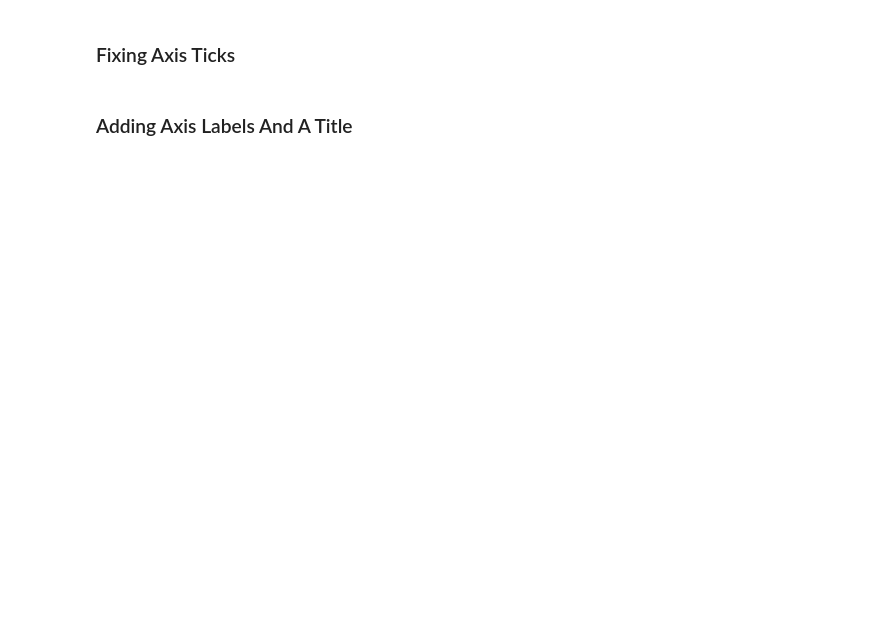
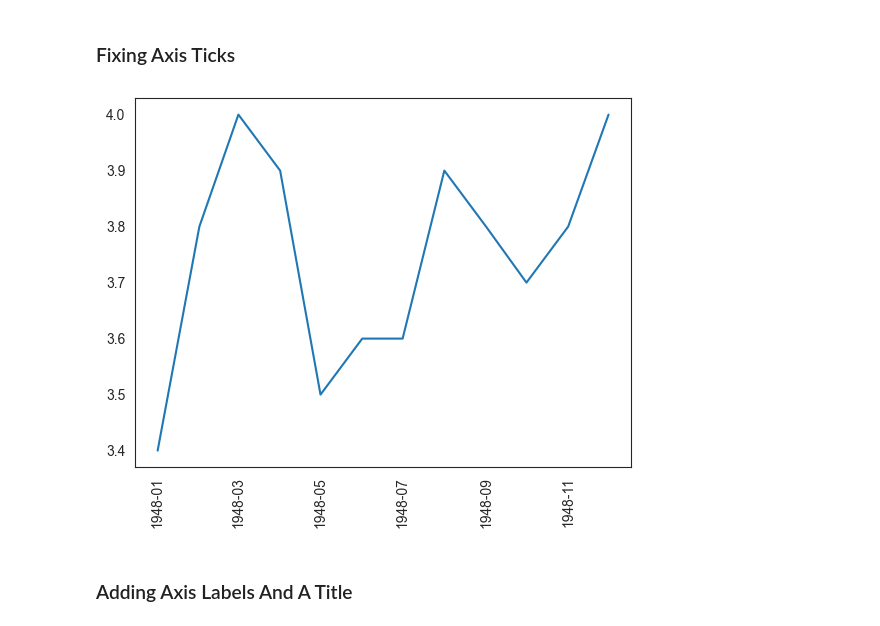
Before and after one commit to icta-tecaji/python-data-analysis-public, a Jupyter notebook: Del_08_Prikazovanje_podatkov/08_Prikazovanje_podatkov_osnovno_CLEAN.ipynb, the cells around one changed output. Drawn from its saved outputs; the diff is of its cells as text; code cells hidden in the pictures; blank space fills up the shorter version.

```diff
--- a/Del_08_Prikazovanje_podatkov/08_Prikazovanje_podatkov_osnovno_CLEAN.ipynb
+++ b/Del_08_Prikazovanje_podatkov/08_Prikazovanje_podatkov_osnovno_CLEAN.ipynb
@@ -19,5 +144,12 @@ register_matplotlib_converters()
 # %% [markdown]
 ### Fixing Axis Ticks
+# %%
+first_twelve = unrate[0:12]
+plt.plot(first_twelve['DATE'], first_twelve['VALUE'])
+plt.xticks(rotation=90)
+plt.show()
+# %% [output]
+[figure, added]
 # %% [markdown]
 ### Adding Axis Labels And A Title
 # %%
```
Also changed, not shown: parts of 98 cells of this notebook.
